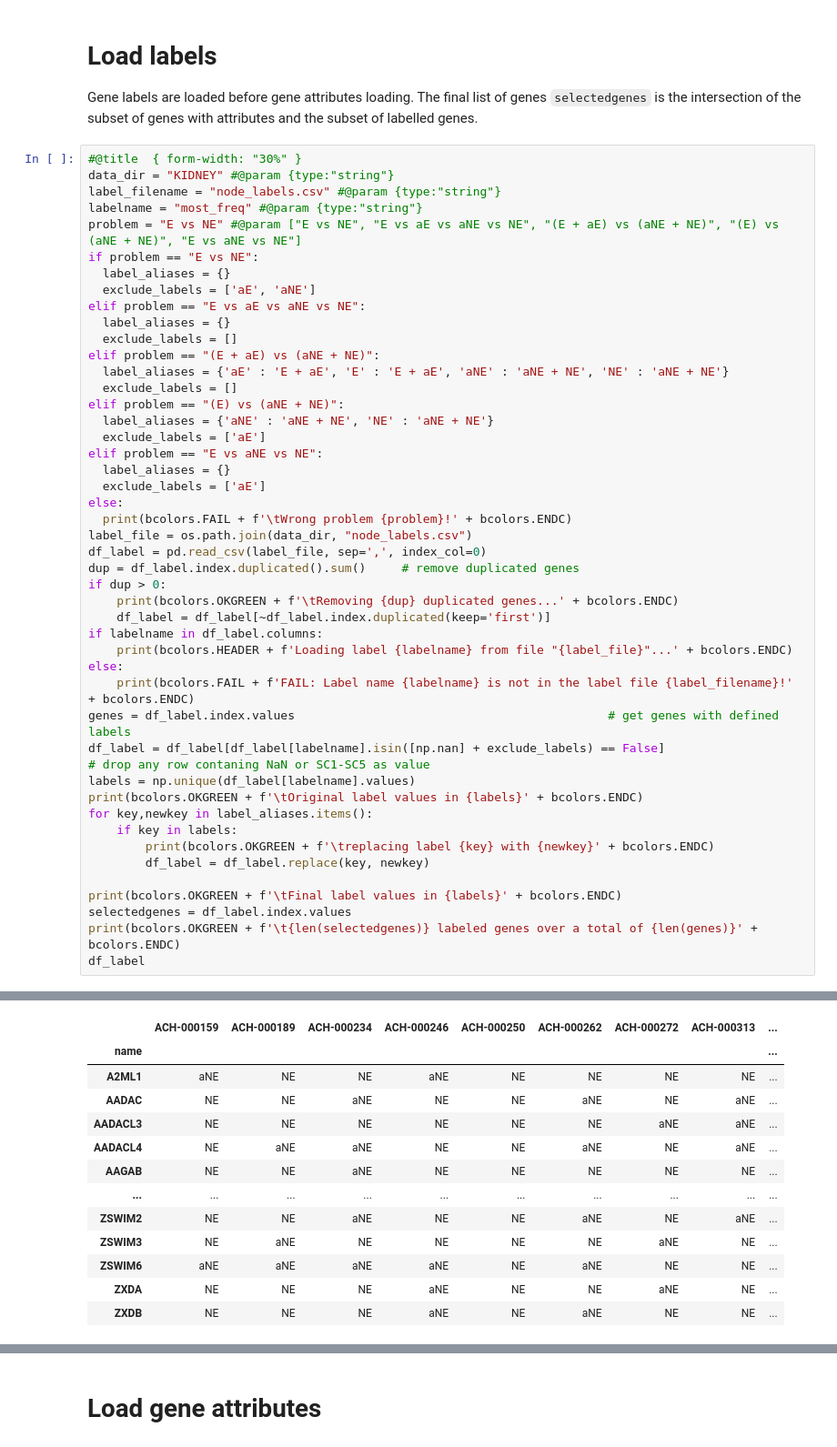
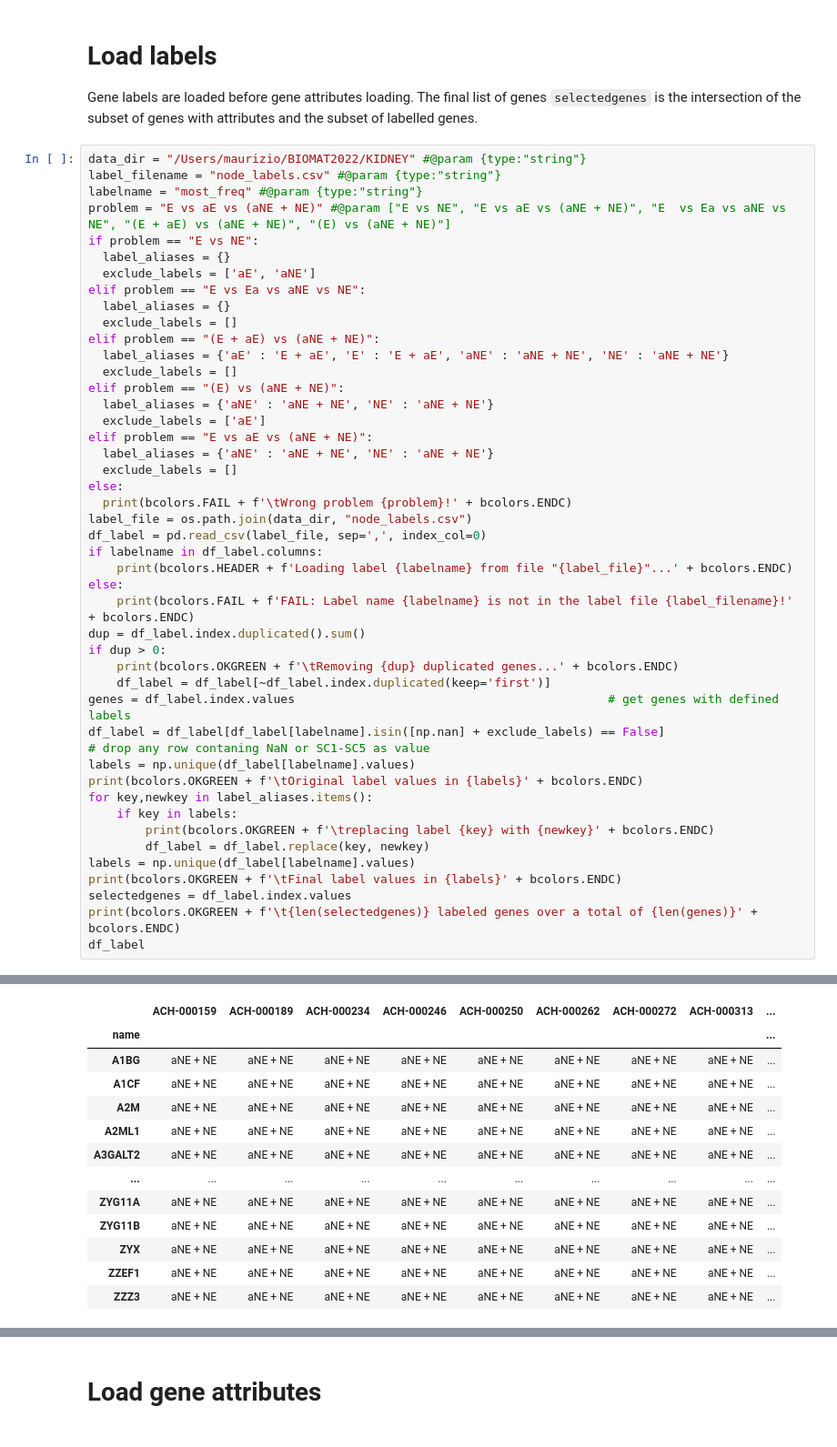
Before and after one commit to giordamaug/BIOMAT2022, a Jupyter notebook: notebooks/BIOMAT2022_workbench_allproblems.ipynb, the cells around one changed output, grey strips where cells are left out. Shown at 91% size. Cells and saved outputs as stored; diff of their text form.

```diff
--- a/notebooks/BIOMAT2022_workbench_allproblems.ipynb
+++ b/notebooks/BIOMAT2022_workbench_allproblems.ipynb
@@ -65,15 +65,14 @@ classifiers_args = {
 Gene labels are loaded before gene attributes loading.
 The final list of genes `selectedgenes` is the intersection of the subset of genes with attributes and the subset of labelled genes.
 # %%
-#@title  { form-width: "30%" }
-data_dir = "KIDNEY" #@param {type:"string"}
+data_dir = "/Users/maurizio/BIOMAT2022/KIDNEY" #@param {type:"string"}
 label_filename = "node_labels.csv" #@param {type:"string"}
 labelname = "most_freq" #@param {type:"string"}
-problem = "E vs NE" #@param ["E vs NE", "E vs aE vs aNE vs NE", "(E + aE) vs (aNE + NE)", "(E) vs (aNE + NE)", "E vs aNE vs NE"]
+problem = "E vs aE vs (aNE + NE)" #@param ["E vs NE", "E vs aE vs (aNE + NE)", "E  vs Ea vs aNE vs NE", "(E + aE) vs (aNE + NE)", "(E) vs (aNE + NE)"]
 if problem == "E vs NE":
   label_aliases = {}
   exclude_labels = ['aE', 'aNE']
-elif problem == "E vs aE vs aNE vs NE":
+elif problem == "E vs Ea vs aNE vs NE":
   label_aliases = {}
   exclude_labels = []
 elif problem == "(E + aE) vs (aNE + NE)":
@@ -82,21 +81,21 @@ elif problem == "(E + aE) vs (aNE + NE)":
 elif problem == "(E) vs (aNE + NE)":
   label_aliases = {'aNE' : 'aNE + NE', 'NE' : 'aNE + NE'}
   exclude_labels = ['aE']
-elif problem == "E vs aNE vs NE":
-  label_aliases = {}
-  exclude_labels = ['aE']
+elif problem == "E vs aE vs (aNE + NE)":
+  label_aliases = {'aNE' : 'aNE + NE', 'NE' : 'aNE + NE'}
+  exclude_labels = []
 else:
   print(bcolors.FAIL + f'\tWrong problem {problem}!' + bcolors.ENDC)
 label_file = os.path.join(data_dir, "node_labels.csv")
 df_label = pd.read_csv(label_file, sep=',', index_col=0)
-dup = df_label.index.duplicated().sum()     # remove duplicated genes
-if dup > 0:
-    print(bcolors.OKGREEN + f'\tRemoving {dup} duplicated genes...' + bcolors.ENDC)
-    df_label = df_label[~df_label.index.duplicated(keep='first')]
 if labelname in df_label.columns:
     print(bcolors.HEADER + f'Loading label {labelname} from file "{label_file}"...' + bcolors.ENDC)
 else:
     print(bcolors.FAIL + f'FAIL: Label name {labelname} is not in the label file {label_filename}!' + bcolors.ENDC)
+dup = df_label.index.duplicated().sum()
+if dup > 0:
+    print(bcolors.OKGREEN + f'\tRemoving {dup} duplicated genes...' + bcolors.ENDC)
+    df_label = df_label[~df_label.index.duplicated(keep='first')]
 genes = df_label.index.values                                            # get genes with defined labels
 df_label = df_label[df_label[labelname].isin([np.nan] + exclude_labels) == False]                      # drop any row contaning NaN or SC1-SC5 as value
 labels = np.unique(df_label[labelname].values)
@@ -105,7 +104,7 @@ for key,newkey in label_aliases.items():
     if key in labels:
         print(bcolors.OKGREEN + f'\treplacing label {key} with {newkey}' + bcolors.ENDC)
         df_label = df_label.replace(key, newkey)
-
+labels = np.unique(df_label[labelname].values)
 print(bcolors.OKGREEN + f'\tFinal label values in {labels}' + bcolors.ENDC)
 selectedgenes = df_label.index.values
 print(bcolors.OKGREEN + f'\t{len(selectedgenes)} labeled genes over a total of {len(genes)}' + bcolors.ENDC)
@@ -118,13 +119,13 @@ Loading label most_freq from file "KIDNEY/node_labels.csv"...
 |  | ACH-000159 | ACH-000189 | ACH-000234 | ACH-000246 | ACH-000250 | ACH-000262 | ACH-000272 | ACH-000313 | ... |
 | name |  |  |  |  |  |  |  |  | ... |
-| A2ML1 | aNE | NE | NE | aNE | NE | NE | NE | NE | ... |
-| AADAC | NE | NE | aNE | NE | NE | aNE | NE | aNE | ... |
-| AADACL3 | NE | NE | NE | NE | NE | NE | aNE | aNE | ... |
-| AADACL4 | NE | aNE | aNE | NE | NE | aNE | NE | aNE | ... |
-| AAGAB | NE | NE | aNE | NE | NE | NE | NE | NE | ... |
+| A1BG | aNE + NE | aNE + NE | aNE + NE | aNE + NE | aNE + NE | aNE + NE | aNE + NE | aNE + NE | ... |
+| A1CF | aNE + NE | aNE + NE | aNE + NE | aNE + NE | aNE + NE | aNE + NE | aNE + NE | aNE + NE | ... |
+| A2M | aNE + NE | aNE + NE | aNE + NE | aNE + NE | aNE + NE | aNE + NE | aNE + NE | aNE + NE | ... |
+| A2ML1 | aNE + NE | aNE + NE | aNE + NE | aNE + NE | aNE + NE | aNE + NE | aNE + NE | aNE + NE | ... |
+| A3GALT2 | aNE + NE | aNE + NE | aNE + NE | aNE + NE | aNE + NE | aNE + NE | aNE + NE | aNE + NE | ... |
 | ... | ... | ... | ... | ... | ... | ... | ... | ... | ... |
-| ZSWIM2 | NE | NE | aNE | NE | NE | aNE | NE | aNE | ... |
-| ZSWIM3 | NE | aNE | NE | NE | NE | NE | aNE | NE | ... |
-| ZSWIM6 | aNE | aNE | aNE | aNE | NE | aNE | NE | NE | ... |
-| ZXDA | NE | NE | NE | aNE | NE | NE | aNE | NE | ... |
-| ZXDB | NE | NE | NE | aNE | NE | aNE | NE | NE | ... |
+| ZYG11A | aNE + NE | aNE + NE | aNE + NE | aNE + NE | aNE + NE | aNE + NE | aNE + NE | aNE + NE | ... |
+| ZYG11B | aNE + NE | aNE + NE | aNE + NE | aNE + NE | aNE + NE | aNE + NE | aNE + NE | aNE + NE | ... |
+| ZYX | aNE + NE | aNE + NE | aNE + NE | aNE + NE | aNE + NE | aNE + NE | aNE + NE | aNE + NE | ... |
+| ZZEF1 | aNE + NE | aNE + NE | aNE + NE | aNE + NE | aNE + NE | aNE + NE | aNE + NE | aNE + NE | ... |
+| ZZZ3 | aNE + NE | aNE + NE | aNE + NE | aNE + NE | aNE + NE | aNE + NE | aNE + NE | aNE + NE | ... |
```
Also changed, not shown: parts of 8 cells of this notebook.
